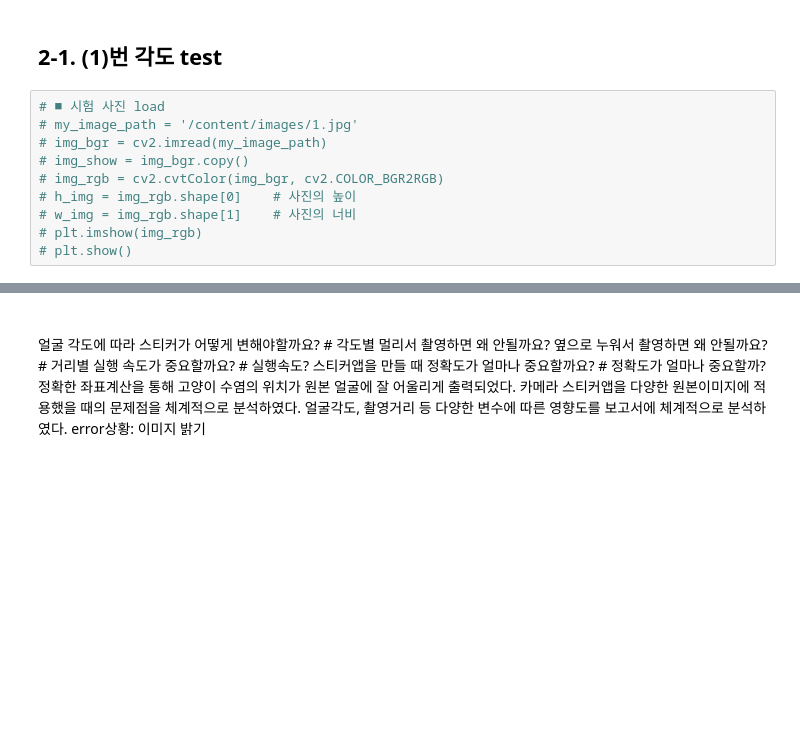
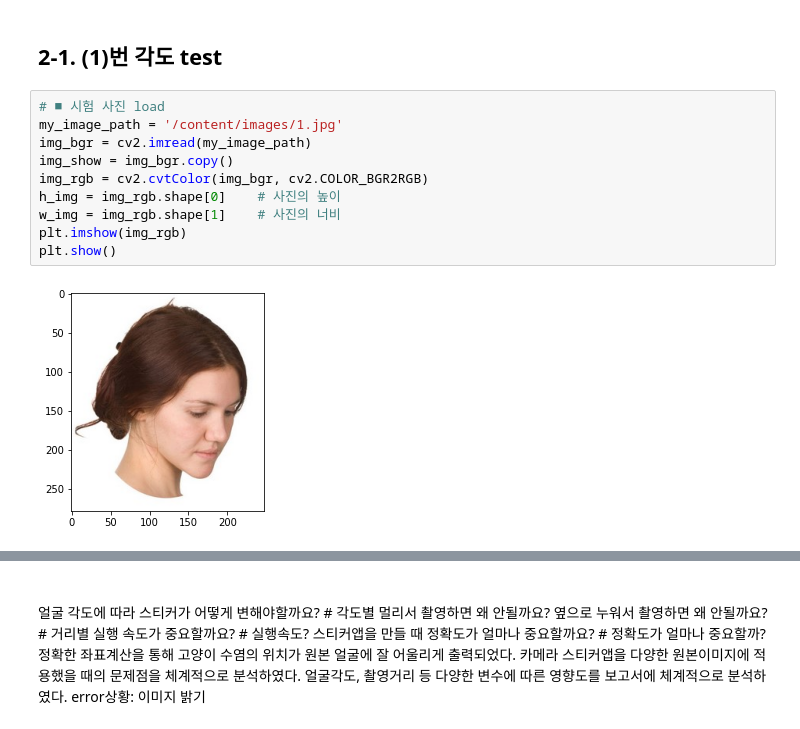
Before and after one commit to twelvesense/first-repository, a Jupyter notebook: ExplNode08.ipynb, the cells around one changed output, grey strips where cells are left out. Cells and saved outputs as stored; diff of their text form; blank space fills up the shorter version.

```diff
--- a/ExplNode08.ipynb
+++ b/ExplNode08.ipynb
@@ -52,13 +103,15 @@ import dlib
 ## 2-1. (1)번 각도 test
 # %%
 # ■ 시험 사진 load
-# my_image_path = '/content/images/1.jpg'
-# img_bgr = cv2.imread(my_image_path)
-# img_show = img_bgr.copy()
-# img_rgb = cv2.cvtColor(img_bgr, cv2.COLOR_BGR2RGB)
-# h_img = img_rgb.shape[0]    # 사진의 높이
-# w_img = img_rgb.shape[1]    # 사진의 너비
-# plt.imshow(img_rgb)
-# plt.show()
+my_image_path = '/content/images/1.jpg'
+img_bgr = cv2.imread(my_image_path)
+img_show = img_bgr.copy()
+img_rgb = cv2.cvtColor(img_bgr, cv2.COLOR_BGR2RGB)
+h_img = img_rgb.shape[0]    # 사진의 높이
+w_img = img_rgb.shape[1]    # 사진의 너비
+plt.imshow(img_rgb)
+plt.show()
+# %% [output]
+[figure, added]
 # %%
 # ■ 시험 스티커 load
```
Also changed, not shown: parts of 29 cells of this notebook.
